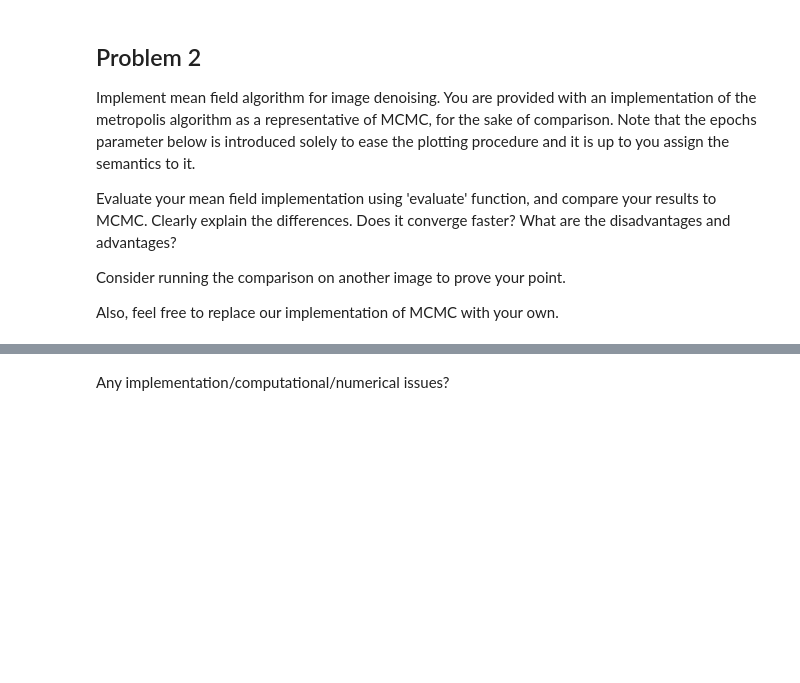
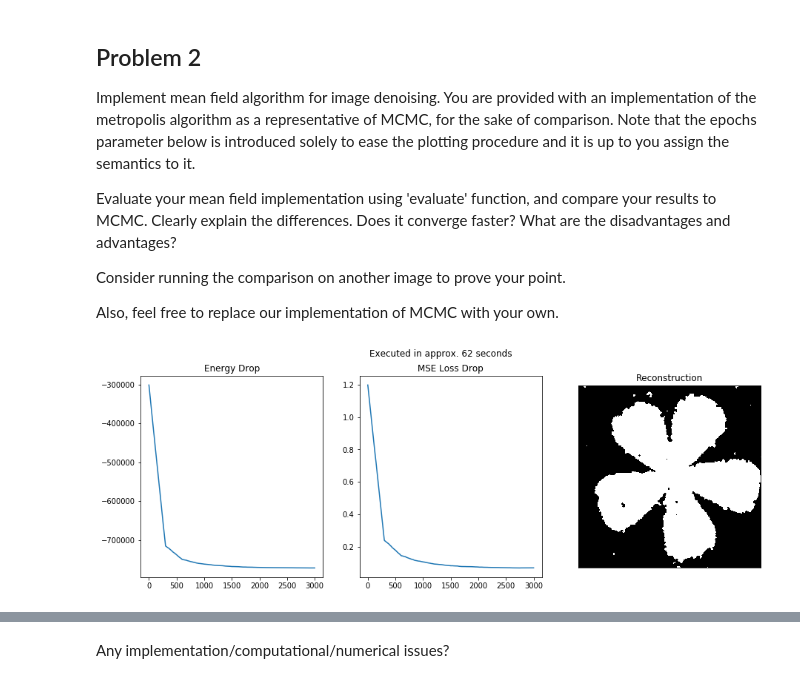
Before and after one commit to SimiPro/slt-exercises, a Jupyter notebook: slt-ce-7.ipynb, the cells around one changed output, grey strips where cells are left out. Cells and saved outputs as stored; diff of their text form; code cells hidden in the pictures; blank space fills up the shorter version.

```diff
--- a/slt-ce-7.ipynb
+++ b/slt-ce-7.ipynb
@@ -56,19 +56,24 @@ plt.show()
 Generate the noisy version - flip random 30% of pixels.
 # %%
 # Fix random seed for reproducibility
-np.random.seed(13)
+def get_noisy_img(img):
+    np.random.seed(13)
+    h, w = img.shape
+    IMG_NOISY_OBSERVATION = img.copy()
+    num_flips = int(0.3 * h * w)
 
-IMG_NOISY_OBSERVATION = IMG_ORIGINAL.copy()
-num_flips = int(0.3 * IMG_HEIGHT * IMG_WIDTH)
+    perm = np.random.permutation(img.size)[0:int(0.3 * img.size)]
 
-perm = np.random.permutation(IMG_ORIGINAL.size)[0:int(0.3 * IMG_ORIGINAL.size)]
-for k in perm:
-    i = int(k/IMG_WIDTH)
-    j = k%IMG_HEIGHT
-    IMG_NOISY_OBSERVATION[i,j] = -IMG_NOISY_OBSERVATION[i,j]
+    for k in perm:
+        i = int(k/w)
+        j = k%w
+        IMG_NOISY_OBSERVATION[i,j] = -IMG_NOISY_OBSERVATION[i,j]
+
+    return IMG_NOISY_OBSERVATION
 # %% [markdown]
 Plot the noisy version of the original image
 # %%
+IMG_NOISY_OBSERVATION = get_noisy_img(IMG_ORIGINAL)
 plt.figure(figsize=(8,8))
 plt.imshow(IMG_NOISY_OBSERVATION, cmap='gray')
 plt.show()
@@ -166,7 +194,7 @@ Consider running the comparison on another image to prove your point.
 
 Also, feel free to replace our implementation of MCMC with your own.
 # %%
-def metropolis(img_noisy_observation, img_original, epochs):
+def metropolis(img_noisy_observation, img_original, epochs, **kwargs):
     """Do the metropolis sampling starting from the noisy observation as
     our initial estimate. Repeat sampling for a given number of epochs.
 
@@ -216,6 +244,8 @@ def metropolis(img_noisy_observation, img_original, epochs):
                 if j % 200 == 0:
                     energy_vals.append(energy(img_estimate_padded[1:-1,1:-1],img_noisy_observation))
                     loss.append(mse_loss(img_estimate_padded[1:-1,1:-1],img_original))
+
+    return img_estimate_padded[1:-1,1:-1], np.asarray(energy_vals), np.asarray(loss)
 # %%
 from scipy.signal import correlate2d
 from scipy.stats import norm
@@ -271,7 +296,7 @@ def meanfield(img_noisy_observation, img_original, epochs):
         losses.append(L)
     return img_noisy_observation, np.asarray(energies), np.asarray(losses)
 # %%
-def evaluate(method, img_noisy_observation, img_original, epochs=1):
+def evaluate(method, img_noisy_observation, img_original, epochs=1, **kwargs):
     """ Given an inference method, we will run the estimation procedure
     for the specifed number of epochs. We measure time and reconstruction
     efficiency.
@@ -284,7 +309,7 @@ def evaluate(method, img_noisy_observation, img_original, epochs=1):
     """
     # Run specified sampling method
     start_time = time.time()
-    img_estimate, energies, losses = method(img_noisy_observation, img_original, epochs)
+    img_estimate, energies, losses = method(img_noisy_observation, img_original, epochs, **kwargs)
     execution_time = time.time() - start_time
     # Plot energy and MSE drop
     f, (ax1, ax2, ax3) = plt.subplots(1, 3, figsize=(15,5))
@@ -300,5 +325,7 @@ def evaluate(method, img_noisy_observation, img_original, epochs=1):
     # show plots
     plt.show()
 # %%
-evaluate(metropolis, IMG_NOISY_OBSERVATION, IMG_ORIGINAL, 5)
+%%time
+evaluate(metropolis, IMG_NOISY_OBSERVATION, IMG_ORIGINAL, 10)
 # %% [output]
+[figure, added]
```
Also changed, not shown: parts of 23 cells of this notebook.
